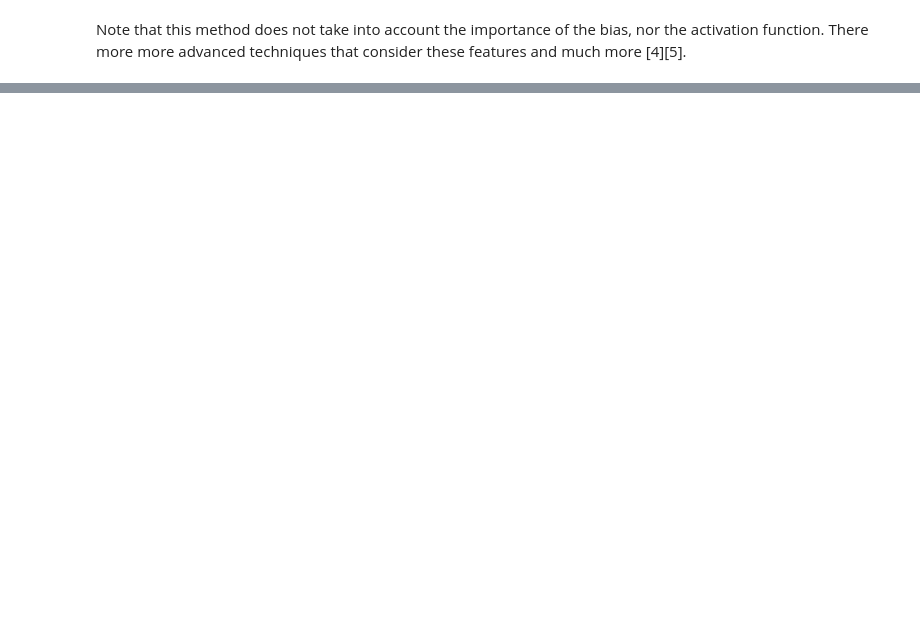
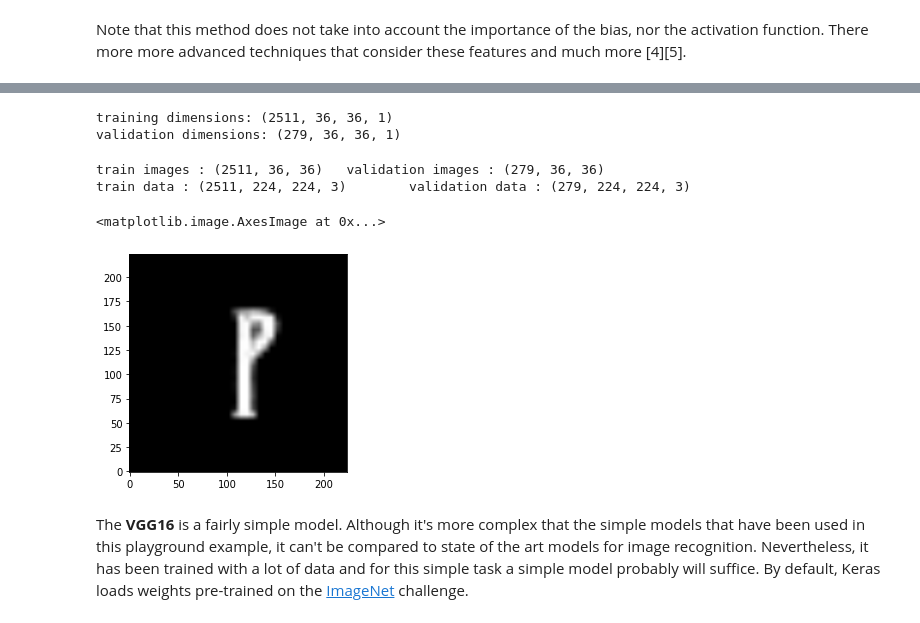
Before and after one commit to alexmadrinanfdez/dl-intro, a Jupyter notebook: dl-intro.ipynb, the cells around one changed output, grey strips where cells are left out. Cells and saved outputs as stored; diff of their text form; code cells hidden in the pictures; blank space fills up the shorter version.

```diff
--- a/dl-intro.ipynb
+++ b/dl-intro.ipynb
@@ -621,0 +767,36 @@ Note that this method does not take into account the importance of the bias, nor
+# %%
+print('training dimensions:', train.shape , '\nvalidation dimensions:', valid.shape)
+# %% [output]
+training dimensions: (2511, 36, 36, 1)
+validation dimensions: (279, 36, 36, 1)
+# %%
+from skimage.transform import resize
+from skimage.color import gray2rgb
+
+# convert images to 2D arrays
+train_img, valid_img = train.reshape(-1, train.shape[1], train.shape[2]), valid.reshape(-1, valid.shape[1], valid.shape[2])
+# RGB images have 3 channels (one for each color)
+h, v = 224, 224
+train = np.zeros(shape = (train_img.shape[0], h, v, 3))
+valid = np.zeros(shape = (valid_img.shape[0], h, v, 3))
+
+for i, img in enumerate(train_img):
+  image = gray2rgb(image = img)
+  train[i] = resize(image = image, output_shape = (h, v, 3))
+for i, img in enumerate(valid_img):
+  image = gray2rgb(image = img)
+  valid[i] = resize(image = image, output_shape = (h, v, 3))
+
+print('train images :', train_img.shape , '\tvalidation images :', valid_img.shape)
+print('train data :', train.shape , '\tvalidation data :', valid.shape)
+# %% [output]
+train images : (2511, 36, 36)   validation images : (279, 36, 36)
+train data : (2511, 224, 224, 3)        validation data : (279, 224, 224, 3)
+# %%
+plt.imshow(train[0,:], origin = 'lower')
+# %% [output]
+<matplotlib.image.AxesImage at 0x...>
+[figure, added]
+# %% [markdown]
+The **VGG16** is a fairly simple model. Although it's more complex that the simple models that have been used in this playground example, it can't be compared to state of the art models for image recognition. Nevertheless, it has been trained with a lot of data and for this simple task a simple model probably will suffice.
+By default, Keras loads weights pre-trained on the [ImageNet](http://www.image-net.org/) challenge.
```
Also changed, not shown: parts of 51 cells of this notebook.
